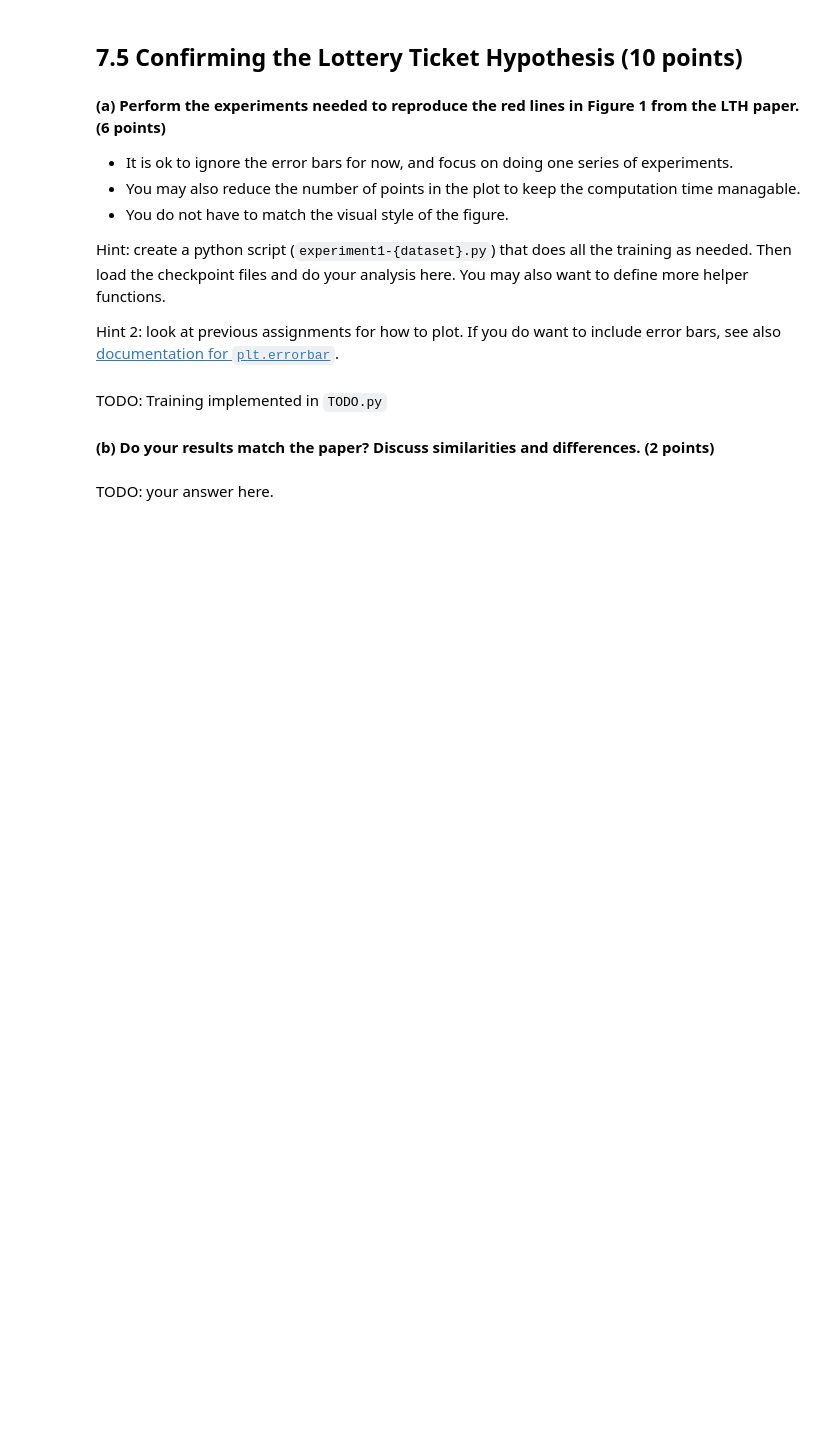
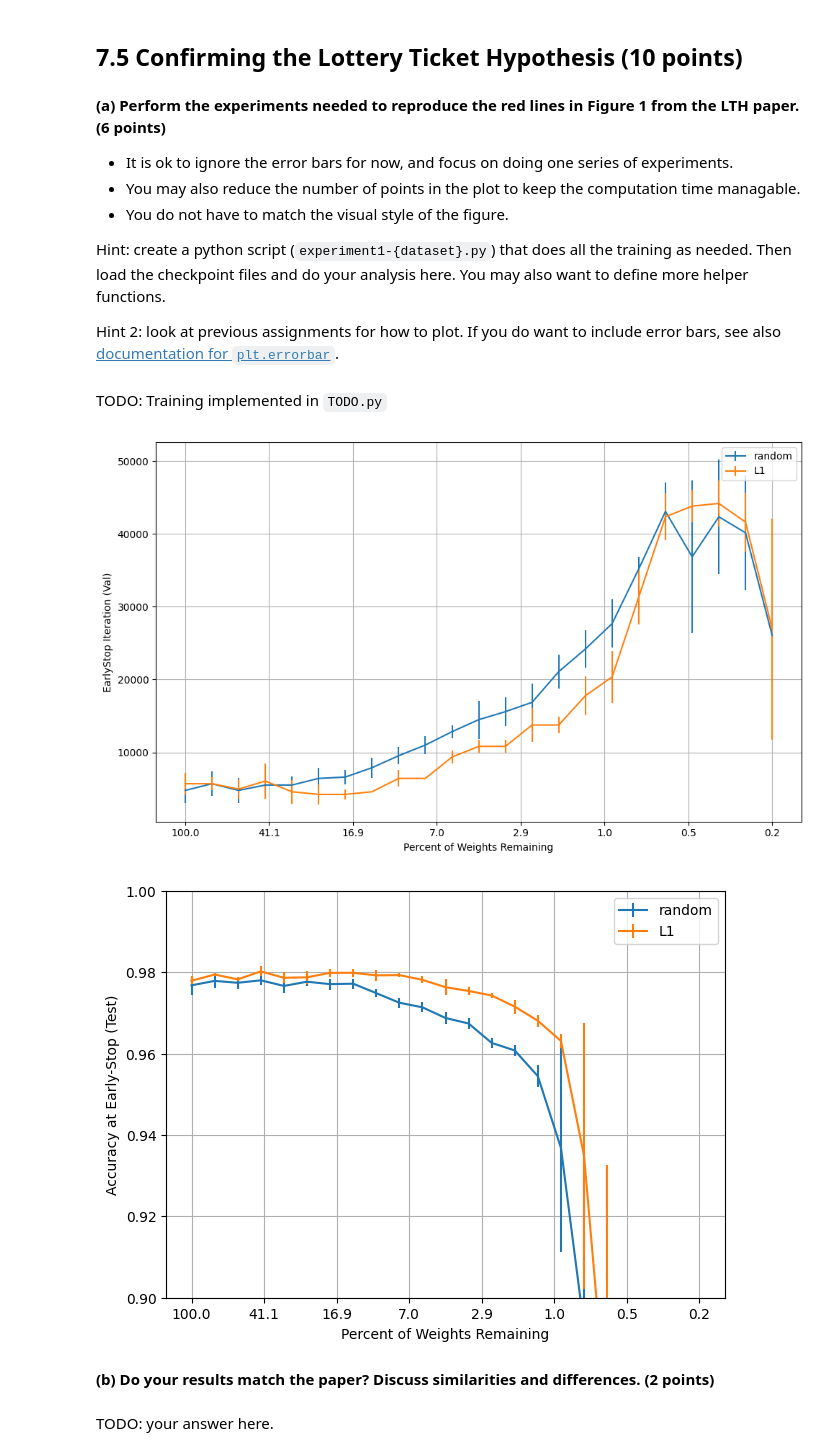
Before and after one commit to researcherofreality/DL_ass7, a Jupyter notebook: dl-assignment-7.ipynb, the cells around one changed output. Drawn from its saved outputs; the diff is of its cells as text; code cells hidden in the pictures; blank space fills up the shorter version.

```diff
--- a/dl-assignment-7.ipynb
+++ b/dl-assignment-7.ipynb
@@ -476,3 +572,62 @@ TODO: Training implemented in `TODO.py`
+# %%
+import numpy as np
+import matplotlib.pyplot as plt
+
+# Original x-axis points
+x = np.array([100, 90, 80, 70, 60, 50, 40, 30, 20, 15, 12, 10, 9.0, 7.0, 6.0, 5.0, 4, 3, 2, 1, 0.7, 0.5, 0.2])
+
+# Your new x-tick values
+x_tick_values = np.array([100, 41.1, 16.9, 7.0, 2.9, 1, 0.5, 0.2])
+
+files = ["large","small","mini"]
+observables = ["early_stop_iterations_lenet_L1","early_stop_testacc_lenet_L1","early_stop_iterations_lenet_random","early_stop_testacc_lenet_random"]
+
+def extract_observation(file,observable):
+    data = np.concatenate([np.loadtxt(f'results/{file}/{observable}_{file}.txt') for file in files ],axis=0)
+    data_avg = np.mean(data,axis=1)
+    return data, data_avg
+
+early_stop_iterations_lenet_L1, early_stop_iterations_lenet_L1_avg = extract_observation(files,observables[0])
+early_stop_testacc_lenet_L1, early_stop_testacc_lenet_L1_avg = extract_observation(files,observables[1])
+early_stop_iterations_lenet_random, early_stop_iterations_lenet_random_avg = extract_observation(files,observables[2])
+early_stop_testacc_lenet_random, early_stop_testacc_lenet_random_avg=  extract_observation(files,observables[3])
+
+# Plot the data using the new x positions
+plt.figure(figsize=(10, 6))
+
+# Plot Lenet
+x_tick_values = np.array([100, 41.1, 16.9, 7.0, 2.9, 1, 0.5, 0.2])
+x_positions = np.linspace(start=0, stop=len(x_tick_values) - 1, num=len(x))
+plt.xticks(ticks=np.linspace(0, len(x_tick_values) - 1, num=len(x_tick_values)), labels=[str(val) for val in x_tick_values])
+
+plt.errorbar(x_positions,early_stop_iterations_lenet_random_avg,yerr=np.std(early_stop_iterations_lenet_random,axis=1),label='random')
+plt.errorbar(x_positions,early_stop_iterations_lenet_L1_avg,yerr=np.std(early_stop_iterations_lenet_L1,axis=1),label='L1')
+
+plt.xlabel('Percent of Weights Remaining')
+plt.ylabel('EarlyStop Iteration (Val)')
+plt.legend()
+plt.grid(True)
+plt.tight_layout()
+plt.show()
+
+# Plot Lenet
+x_tick_values = np.array([100, 41.1, 16.9, 7.0, 2.9, 1, 0.5, 0.2])
+x_positions = np.linspace(start=0, stop=len(x_tick_values) - 1, num=len(x))
+plt.xticks(ticks=np.linspace(0, len(x_tick_values) - 1, num=len(x_tick_values)), labels=[str(val) for val in x_tick_values])
+
+plt.errorbar(x_positions,early_stop_testacc_lenet_random_avg,yerr=np.std(early_stop_testacc_lenet_random,axis=1),label='random')
+plt.errorbar(x_positions,early_stop_testacc_lenet_L1_avg,yerr=np.std(early_stop_testacc_lenet_L1,axis=1),label='L1')
+
+plt.xlabel('Percent of Weights Remaining')
+plt.ylabel('Accuracy at Early-Stop (Test)')
+plt.legend()
+plt.grid(True)
+plt.tight_layout()
+plt.ylim([0.9,1.0])
+plt.show()
+# %% [output]
+[figure, added]
+[figure, added]
 # %% [markdown]
 **(b) Do your results match the paper? Discuss similarities and differences.<span style="float:right"> (2 points)</span>**
 # %% [markdown]
```
Also changed, not shown: parts of 5 cells of this notebook, 27 other files.
